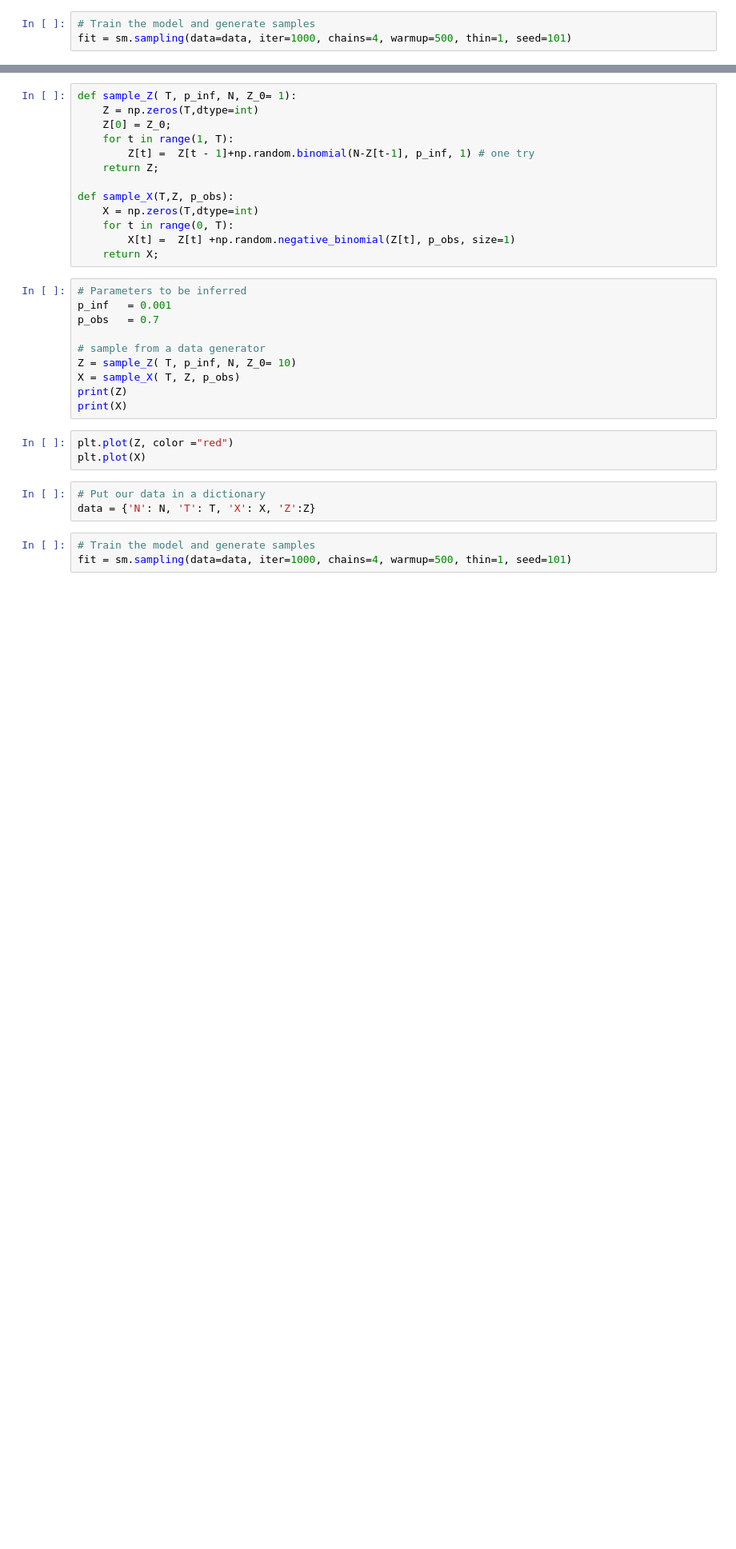
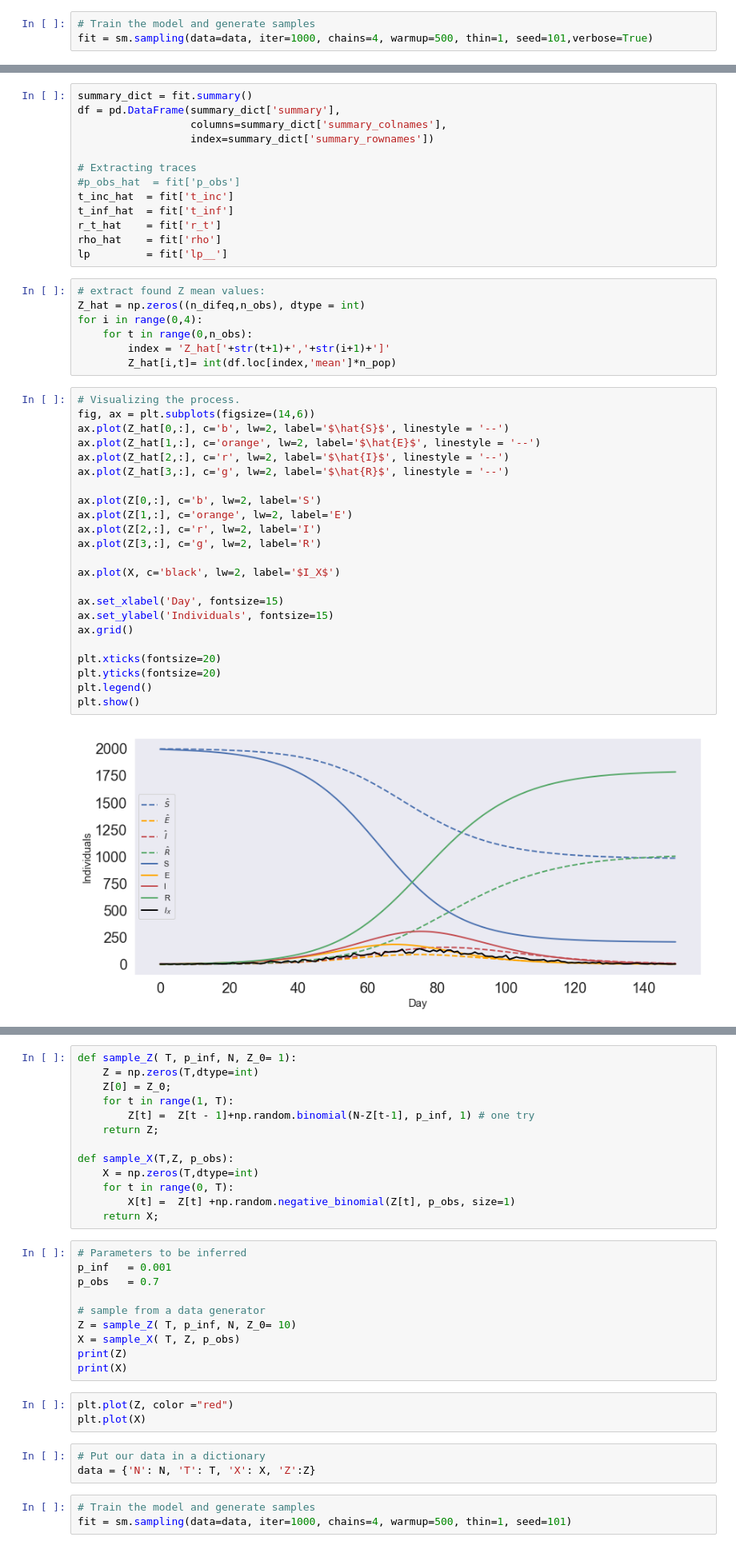
Before and after one commit to paulttt/SARS-CoV-2, a Jupyter notebook: HMM.ipynb, the cells around one changed output, grey strips where cells are left out. Shown at 80% size. Drawn from its saved outputs; the diff is of its cells as text; blank space fills up the shorter version.

```diff
--- a/HMM.ipynb
+++ b/HMM.ipynb
@@ -258,4 +276,4 @@ plt.plot(X)
 # %%
 # Train the model and generate samples
-fit = sm.sampling(data=data, iter=1000, chains=4, warmup=500, thin=1, seed=101)
+fit = sm.sampling(data=data, iter=1000, chains=4, warmup=500, thin=1, seed=101,verbose=True)
 # %% [output]
@@ -262,0 +307,45 @@ RuntimeError: Initialization failed.
+# %%
+summary_dict = fit.summary()
+df = pd.DataFrame(summary_dict['summary'],
+                  columns=summary_dict['summary_colnames'],
+                  index=summary_dict['summary_rownames'])
+
+# Extracting traces
+#p_obs_hat  = fit['p_obs']
+t_inc_hat  = fit['t_inc']
+t_inf_hat  = fit['t_inf']
+r_t_hat    = fit['r_t']
+rho_hat    = fit['rho']
+lp         = fit['lp__']
+# %%
+# extract found Z mean values:
+Z_hat = np.zeros((n_difeq,n_obs), dtype = int)
+for i in range(0,4):
+    for t in range(0,n_obs):
+        index = 'Z_hat['+str(t+1)+','+str(i+1)+']'
+        Z_hat[i,t]= int(df.loc[index,'mean']*n_pop)
+# %%
+# Visualizing the process.
+fig, ax = plt.subplots(figsize=(14,6))
+ax.plot(Z_hat[0,:], c='b', lw=2, label='$\hat{S}$', linestyle = '--')
+ax.plot(Z_hat[1,:], c='orange', lw=2, label='$\hat{E}$', linestyle = '--')
+ax.plot(Z_hat[2,:], c='r', lw=2, label='$\hat{I}$', linestyle = '--')
+ax.plot(Z_hat[3,:], c='g', lw=2, label='$\hat{R}$', linestyle = '--')
+
+ax.plot(Z[0,:], c='b', lw=2, label='S')
+ax.plot(Z[1,:], c='orange', lw=2, label='E')
+ax.plot(Z[2,:], c='r', lw=2, label='I')
+ax.plot(Z[3,:], c='g', lw=2, label='R')
+
+ax.plot(X, c='black', lw=2, label='$I_X$')
+
+ax.set_xlabel('Day', fontsize=15)
+ax.set_ylabel('Individuals', fontsize=15)
+ax.grid()
+
+plt.xticks(fontsize=20)
+plt.yticks(fontsize=20)
+plt.legend()
+plt.show()
+# %% [output]
+[figure, added]
```
Also changed, not shown: parts of 21 cells of this notebook, 1 other file.
